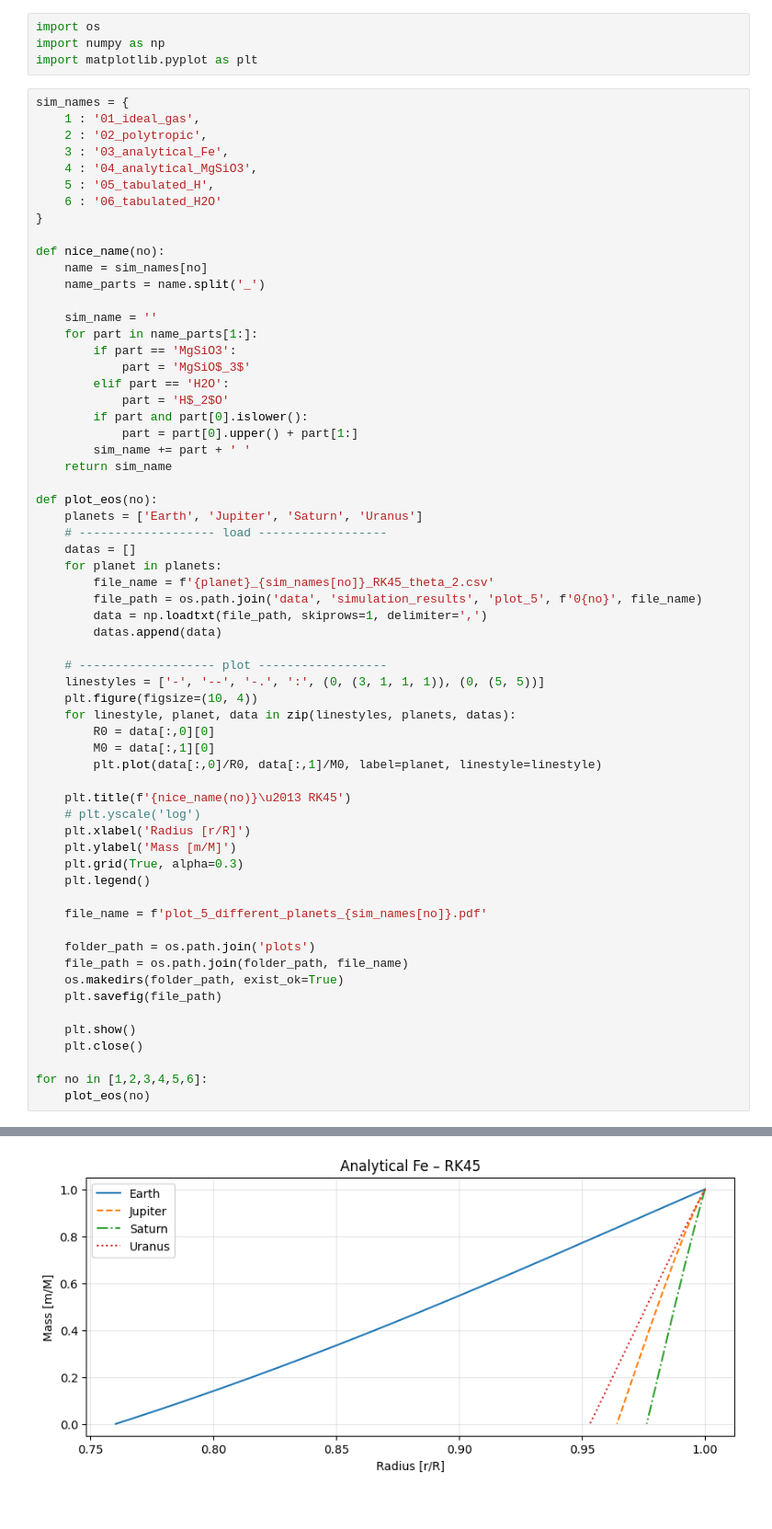
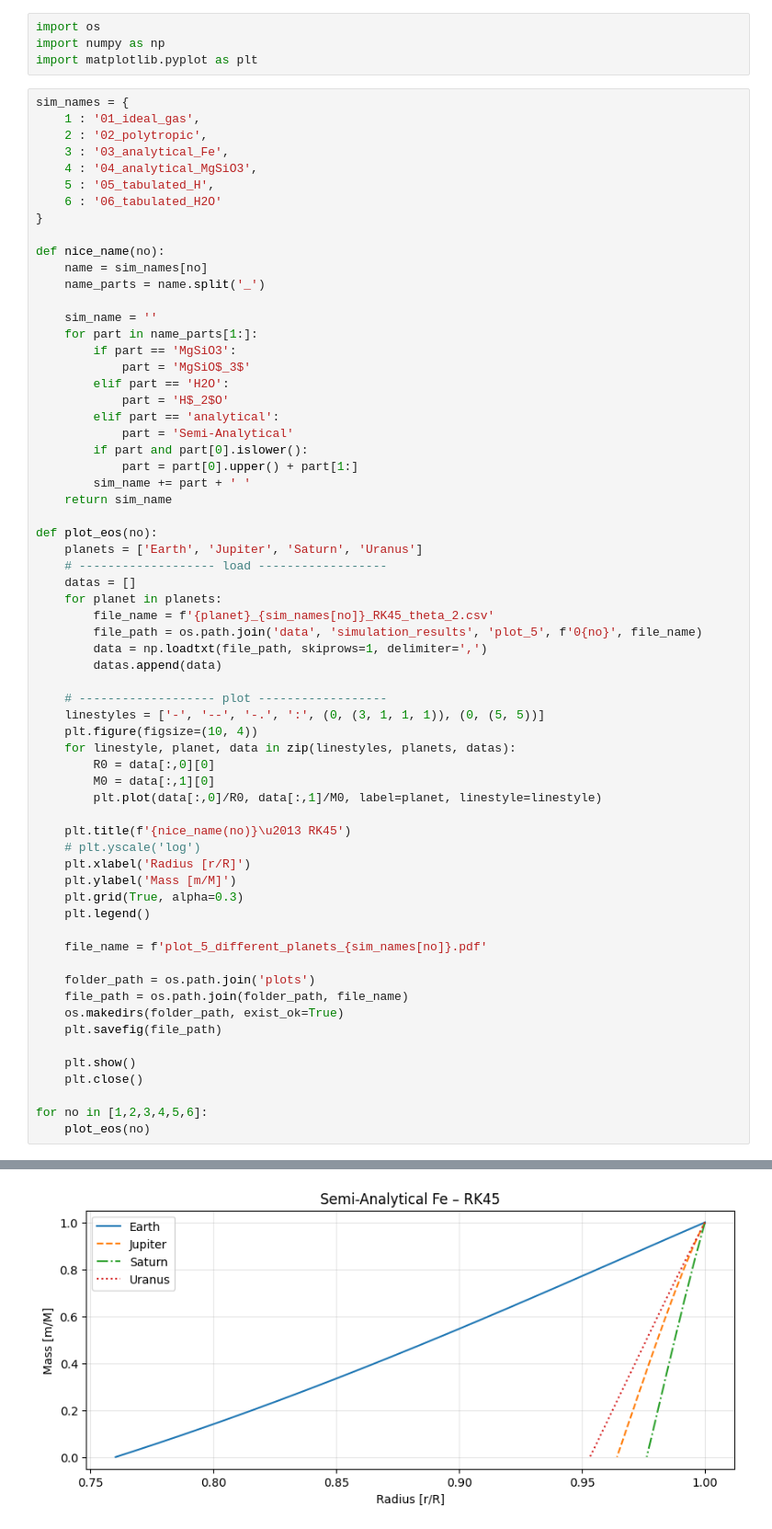
Before and after one commit to Akut-Luna/AST-514-Final-Project, a Jupyter notebook: plot_5.ipynb, the cells around one changed output, grey strips where cells are left out. Shown at 92% size. Cells and saved outputs as stored; diff of their text form.

Commit message:
update to analytic

```diff
--- a/plot_5.ipynb
+++ b/plot_5.ipynb
@@ -22,6 +22,8 @@ def nice_name(no):
             part = 'MgSiO$_3$'
         elif part == 'H2O':
             part = 'H$_2$O'
+        elif part == 'analytical':
+            part = 'Semi-Analytical'
         if part and part[0].islower():
             part = part[0].upper() + part[1:]
         sim_name += part + ' '
@@ -40,31 +42,31 @@ def plot_eos(no):
     # ------------------- plot ------------------
     linestyles = ['-', '--', '-.', ':', (0, (3, 1, 1, 1)), (0, (5, 5))]
     plt.figure(figsize=(10, 4))
     for linestyle, planet, data in zip(linestyles, planets, datas):
         R0 = data[:,0][0]
         M0 = data[:,1][0]
         plt.plot(data[:,0]/R0, data[:,1]/M0, label=planet, linestyle=linestyle)
 
     plt.title(f'{nice_name(no)}\u2013 RK45')
     # plt.yscale('log')
     plt.xlabel('Radius [r/R]')
     plt.ylabel('Mass [m/M]')
     plt.grid(True, alpha=0.3)
     plt.legend()
 
     file_name = f'plot_5_different_planets_{sim_names[no]}.pdf'
 
     folder_path = os.path.join('plots')
     file_path = os.path.join(folder_path, file_name)
     os.makedirs(folder_path, exist_ok=True)
     plt.savefig(file_path)
 
     plt.show()
     plt.close()
 
 for no in [1,2,3,4,5,6]:
     plot_eos(no)
 # %% [output]
 [figure]
 [figure]
-[figure, old version]
+[figure, new version]
```
Also changed, not shown: parts of 1 cell of this notebook, 2 other files.
